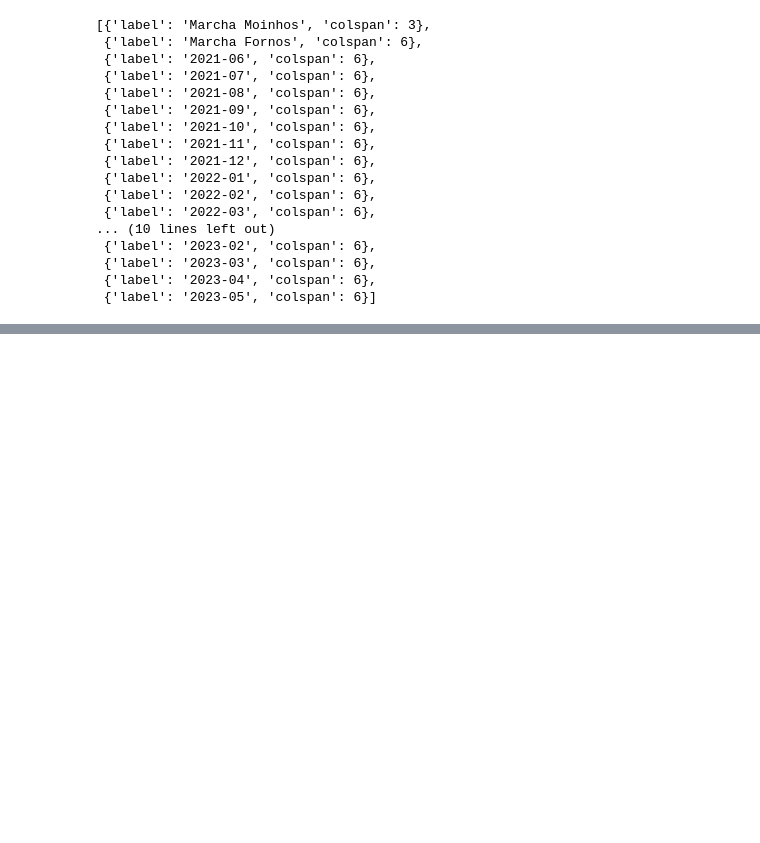
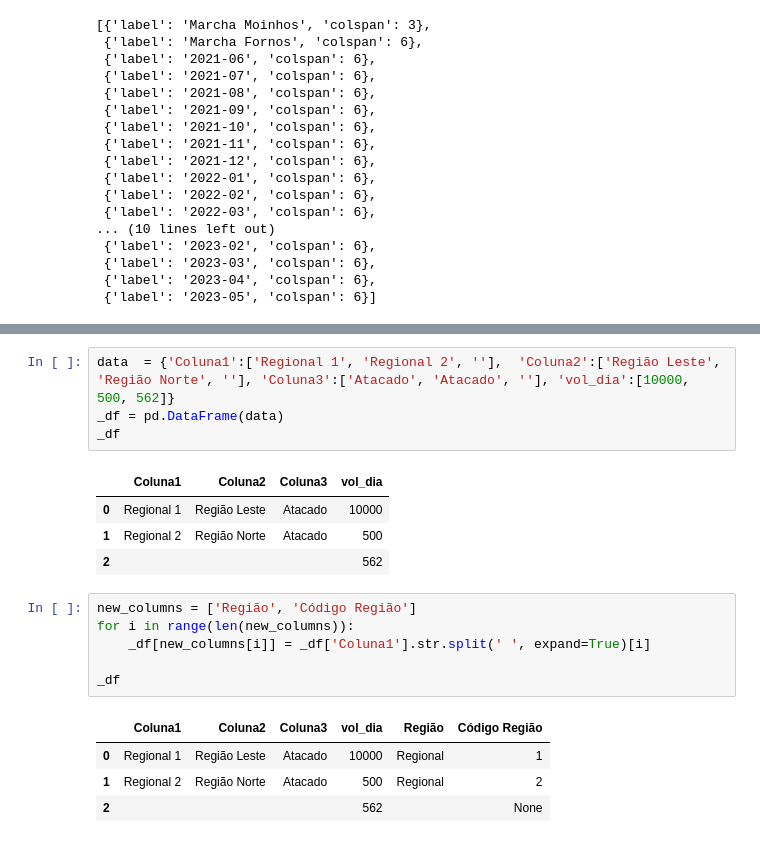
Before and after one commit to alexaugusto23/python_developer, a Jupyter notebook: Planejamento - Lógicas/logicas_pyplan.ipynb, the cells around one changed output, grey strips where cells are left out. Cells and saved outputs as stored; diff of their text form; blank space fills up the shorter version.

```diff
--- a/Planejamento - Lógicas/logicas_pyplan.ipynb
+++ b/Planejamento - Lógicas/logicas_pyplan.ipynb
@@ -536,0 +661,20 @@ Coordinates:
+# %%
+data  = {'Coluna1':['Regional 1', 'Regional 2', ''],  'Coluna2':['Região Leste', 'Região Norte', ''], 'Coluna3':['Atacado', 'Atacado', ''], 'vol_dia':[10000, 500, 562]}
+_df = pd.DataFrame(data)
+_df
+# %% [output]
+|  | Coluna1 | Coluna2 | Coluna3 | vol_dia |
+| 0 | Regional 1 | Região Leste | Atacado | 10000 |
+| 1 | Regional 2 | Região Norte | Atacado | 500 |
+| 2 |  |  |  | 562 |
+# %%
+new_columns = ['Região', 'Código Região']
+for i in range(len(new_columns)):
+    _df[new_columns[i]] = _df['Coluna1'].str.split(' ', expand=True)[i]
+
+_df
+# %% [output]
+|  | Coluna1 | Coluna2 | Coluna3 | vol_dia | Região | Código Região |
+| 0 | Regional 1 | Região Leste | Atacado | 10000 | Regional | 1 |
+| 1 | Regional 2 | Região Norte | Atacado | 500 | Regional | 2 |
+| 2 |  |  |  | 562 |  | None |
```
Also changed, not shown: parts of 18 cells of this notebook, 6 other files.
